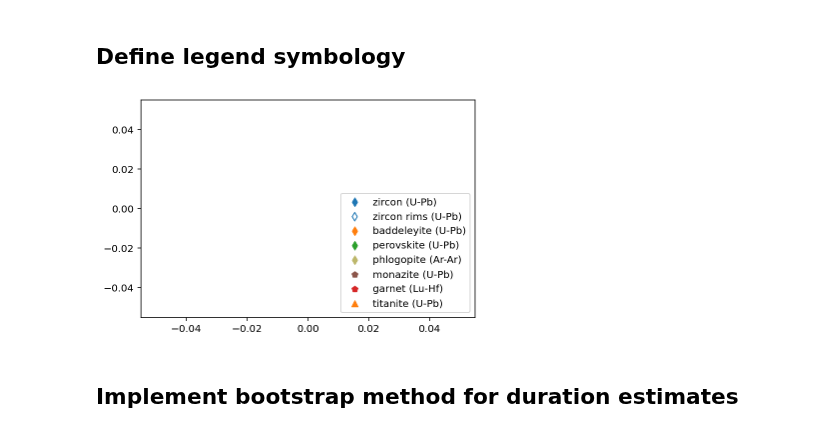
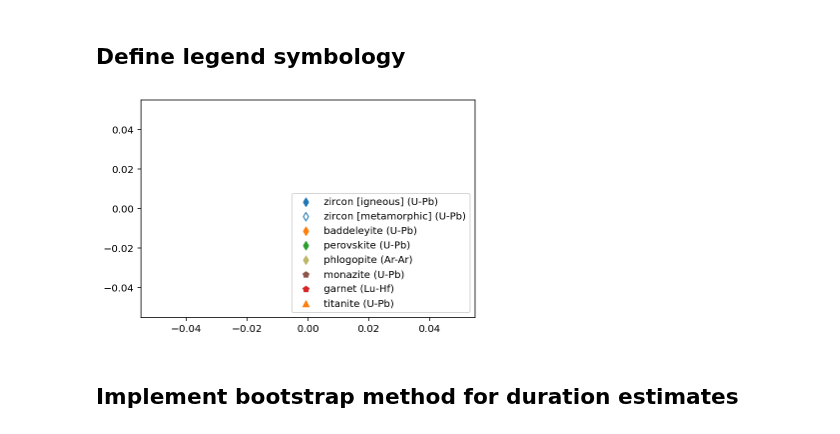
Before and after one commit to Swanson-Hysell/Mesoproterozoic_Turning_Point, a Jupyter notebook: code/Mesoprot_geochron.ipynb, the cells around one changed output. Cells and saved outputs as stored; diff of their text form; code cells hidden in the pictures.

```diff
--- a/code/Mesoprot_geochron.ipynb
+++ b/code/Mesoprot_geochron.ipynb
@@ -28,18 +28,18 @@ Index(['Sample_No', 'Age', 'Error_Plus', 'Error_Minus', 'Age_Method',
 # %% [markdown]
 ## Define legend symbology
 # %%
-zircon_marker = plt.scatter([], [], c='C0', marker='d', label='zircon (U-Pb)')
-zircon_rim_marker = plt.scatter([], [], edgecolors='C0', color='none', marker='d', label='zircon rims (U-Pb)')
+zircon_marker = plt.scatter([], [], c='C0', marker='d', label='zircon [igneous] (U-Pb)')
+zircon_rim_marker = plt.scatter([], [], edgecolors='C0', color='none', marker='d', label='zircon [metamorphic] (U-Pb)')
 bad_marker = plt.scatter([], [], c='C1', marker='d', label='baddeleyite (U-Pb)')
 perov_marker = plt.scatter([], [], c='C2', marker='d', label='perovskite (U-Pb)')
 phlog_marker = plt.scatter([], [], c='darkkhaki', marker='d', label='phlogopite (Ar-Ar)')
 monazite_marker = plt.scatter([], [], marker='p',c='C5',label='monazite (U-Pb)')
 garnet_marker = plt.scatter([], [], marker='p',color='C3',label='garnet (Lu-Hf)')
 titanite_marker = plt.scatter([], [], marker='^',c='C1',label='titanite (U-Pb)')
 plt.legend(handles=[zircon_marker,zircon_rim_marker,bad_marker,perov_marker,phlog_marker,monazite_marker,garnet_marker,titanite_marker],loc=4)
 plt.show()
 # %% [output]
-[figure, old version]
+[figure, new version]
 # %% [markdown]
 ## Implement bootstrap method for duration estimates
 # %%
```
Also changed, not shown: parts of 35 cells of this notebook, 6 other files.
